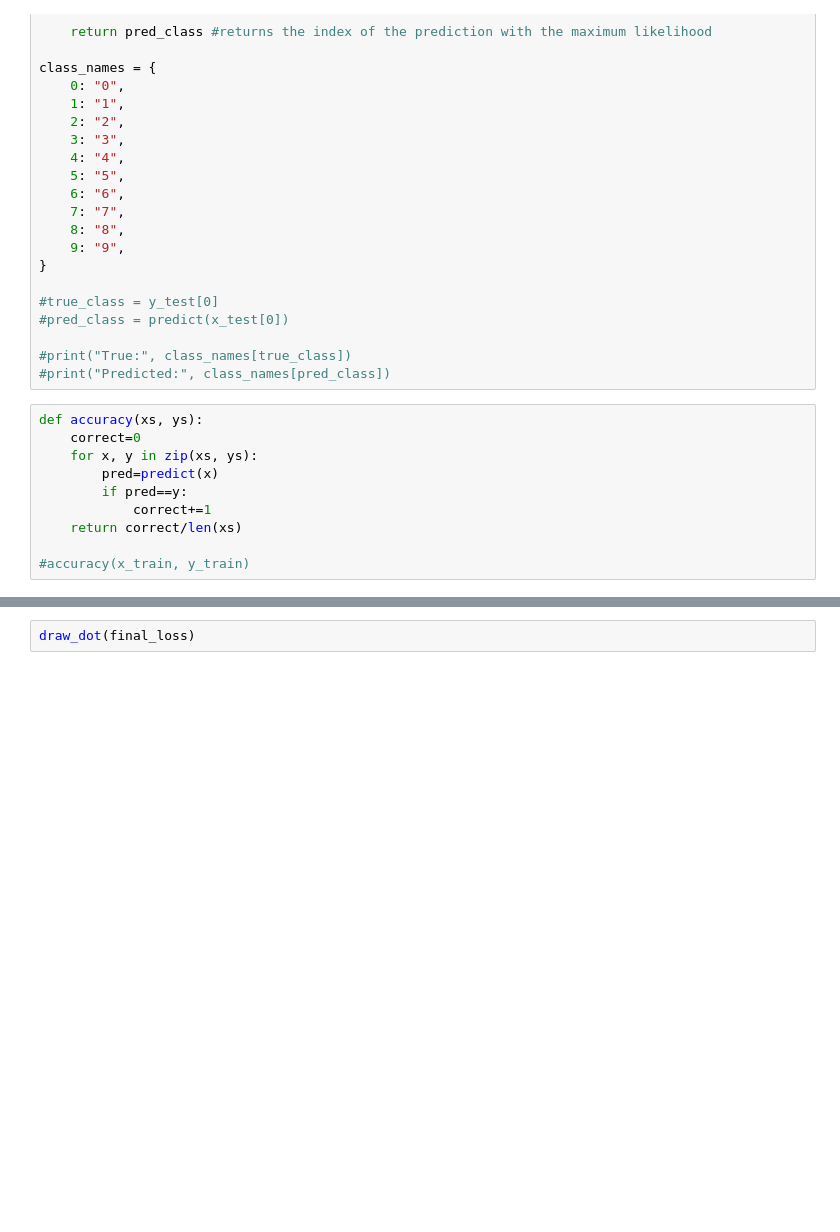
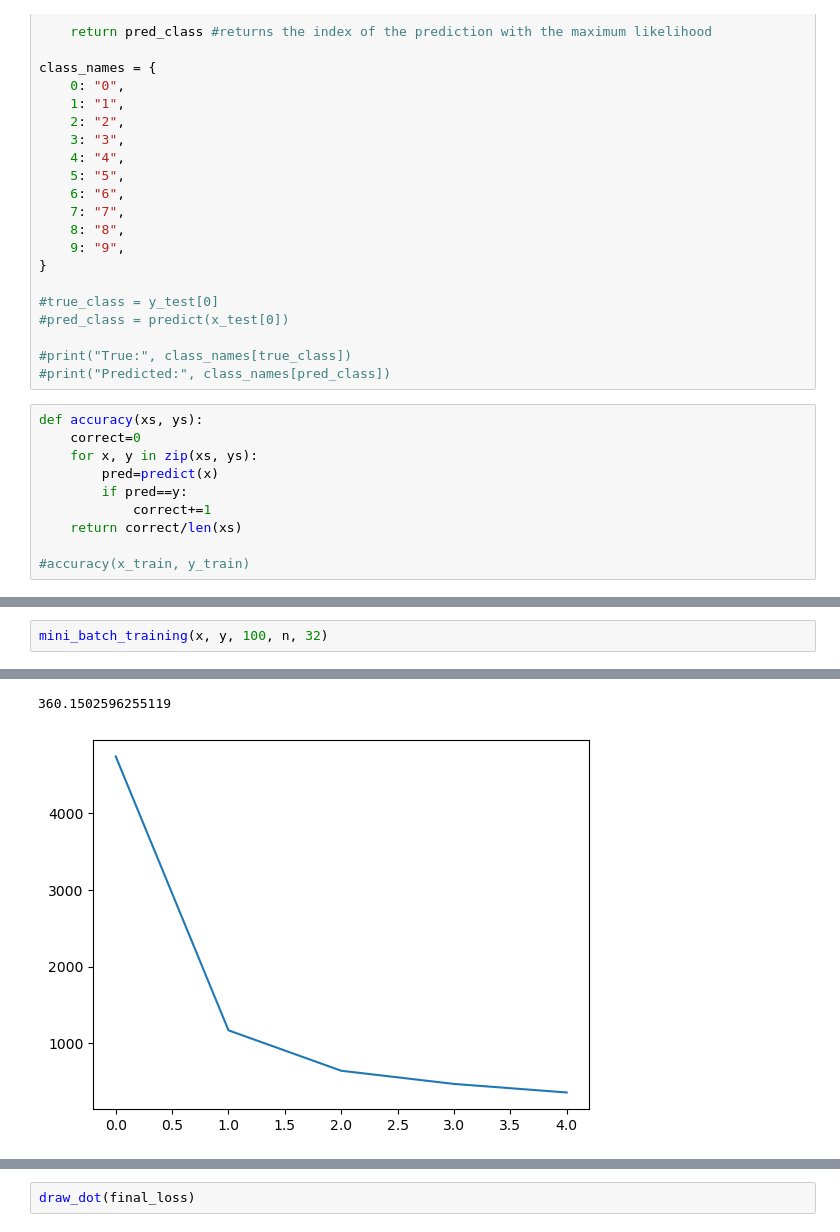
Before and after one commit to meh0013/micrograd_updated, a Jupyter notebook: DigitsDataset.ipynb, the cells around one changed output, grey strips where cells are left out. Cells and saved outputs as stored; diff of their text form; blank space fills up the shorter version.

```diff
--- a/DigitsDataset.ipynb
+++ b/DigitsDataset.ipynb
@@ -367,0 +438,3 @@ def accuracy(xs, ys):
+# %%
+mini_batch_training(x, y, 100, n, 32)
+# %% [output]
@@ -368 +458,3 @@ def accuracy(xs, ys):
+360.1502596255119
+[figure, added]
 # %%
```
Also changed, not shown: parts of 7 cells of this notebook, 1 other file.
